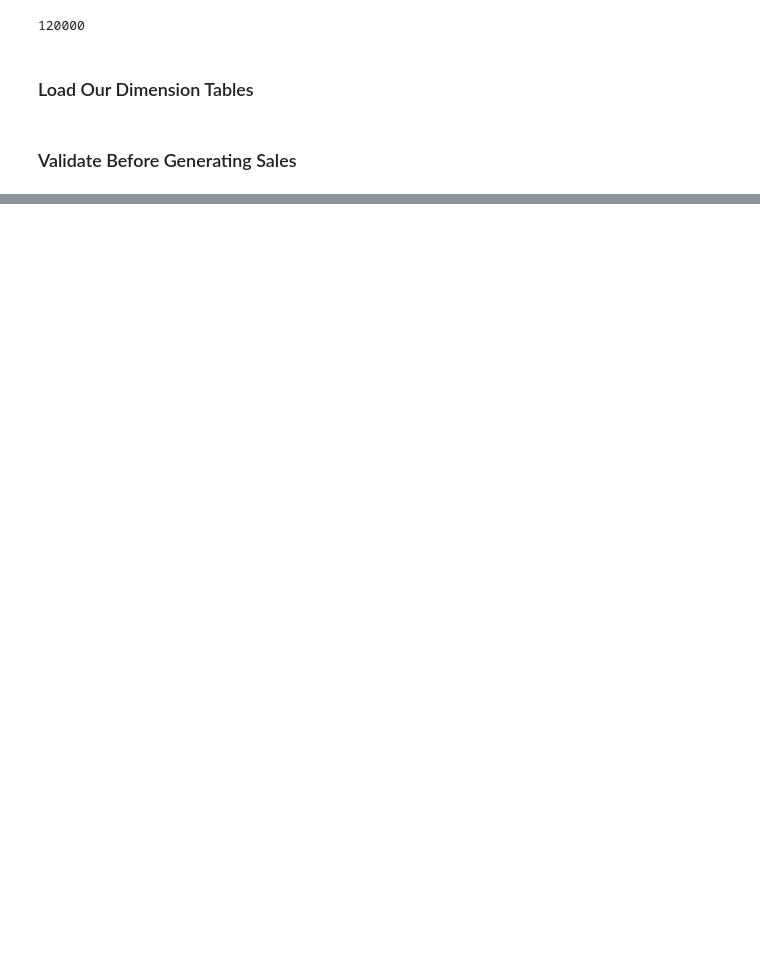
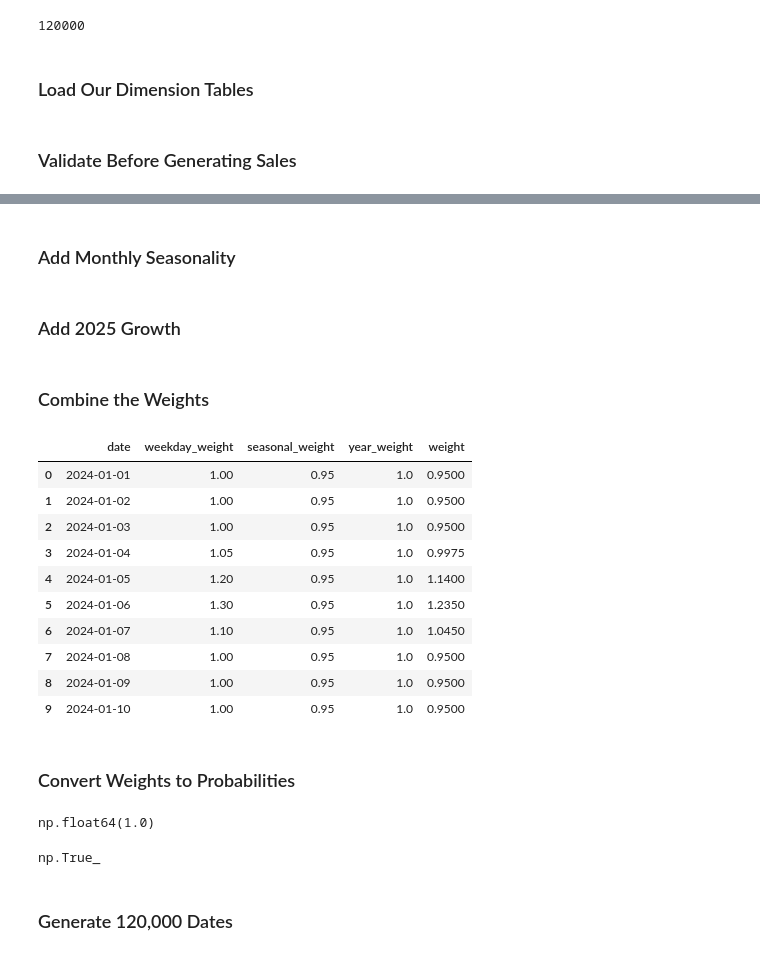
Before and after one commit to Abu-Hozaifa-Retail-Analyst/Retail-Sales-And-Store-Performance-Analytics, a Jupyter notebook: python/05_generate_sales_transactions.ipynb, the cells around one changed output, grey strips where cells are left out. Drawn from its saved outputs; the diff is of its cells as text; code cells hidden in the pictures; blank space fills up the shorter version.

```diff
--- a/python/05_generate_sales_transactions.ipynb
+++ b/python/05_generate_sales_transactions.ipynb
@@ -39,0 +123,2 @@ assert df_date["date"].is_unique
+# %% [markdown]
+### Add Monthly Seasonality
@@ -39,0 +127,31 @@ assert df_date["date"].is_unique
+# %%
+monthly_weights = {
+    1: 0.95,
+    2: 0.95,
+    3: 1.05,
+    4: 1.00,
+    5: 1.00,
+    6: 1.05,
+    7: 1.00,
+    8: 1.00,
+    9: 1.05,
+    10: 1.10,
+    11: 1.15,
+    12: 1.20
+}
+# %%
+date_weights["seasonal_weight"] = (
+    date_weights["month"].map(monthly_weights)
+)
+# %% [markdown]
+### Add 2025 Growth
+# %%
+date_weights["year"] = date_weights["date"].dt.year
+
+date_weights["year_weight"] = np.where(
+    date_weights["year"] == 2025,
+    1.08,
+    1.00
+)
+# %% [markdown]
+### Combine the Weights
@@ -39,0 +164,24 @@ assert df_date["date"].is_unique
+# %%
+date_weights[
+    [
+        "date",
+        "weekday_weight",
+        "seasonal_weight",
+        "year_weight",
+        "weight"
+    ]
+].head(10)
+# %% [output]
+|  | date | weekday_weight | seasonal_weight | year_weight | weight |
+| 0 | 2024-01-01 | 1.00 | 0.95 | 1.0 | 0.9500 |
+| 1 | 2024-01-02 | 1.00 | 0.95 | 1.0 | 0.9500 |
+| 2 | 2024-01-03 | 1.00 | 0.95 | 1.0 | 0.9500 |
+| 3 | 2024-01-04 | 1.05 | 0.95 | 1.0 | 0.9975 |
+| 4 | 2024-01-05 | 1.20 | 0.95 | 1.0 | 1.1400 |
+| 5 | 2024-01-06 | 1.30 | 0.95 | 1.0 | 1.2350 |
+| 6 | 2024-01-07 | 1.10 | 0.95 | 1.0 | 1.0450 |
+| 7 | 2024-01-08 | 1.00 | 0.95 | 1.0 | 0.9500 |
+| 8 | 2024-01-09 | 1.00 | 0.95 | 1.0 | 0.9500 |
+| 9 | 2024-01-10 | 1.00 | 0.95 | 1.0 | 0.9500 |
+# %% [markdown]
+### Convert Weights to Probabilities
@@ -39,0 +193,13 @@ assert df_date["date"].is_unique
+# %%
+date_weights["probability"].sum()
+# %% [output]
+np.float64(1.0)
+# %%
+np.isclose(
+    date_weights["probability"].sum(),
+    1.0
+)
+# %% [output]
+np.True_
+# %% [markdown]
+### Generate 120,000 Dates
```
Also changed, not shown: parts of 35 cells of this notebook.
